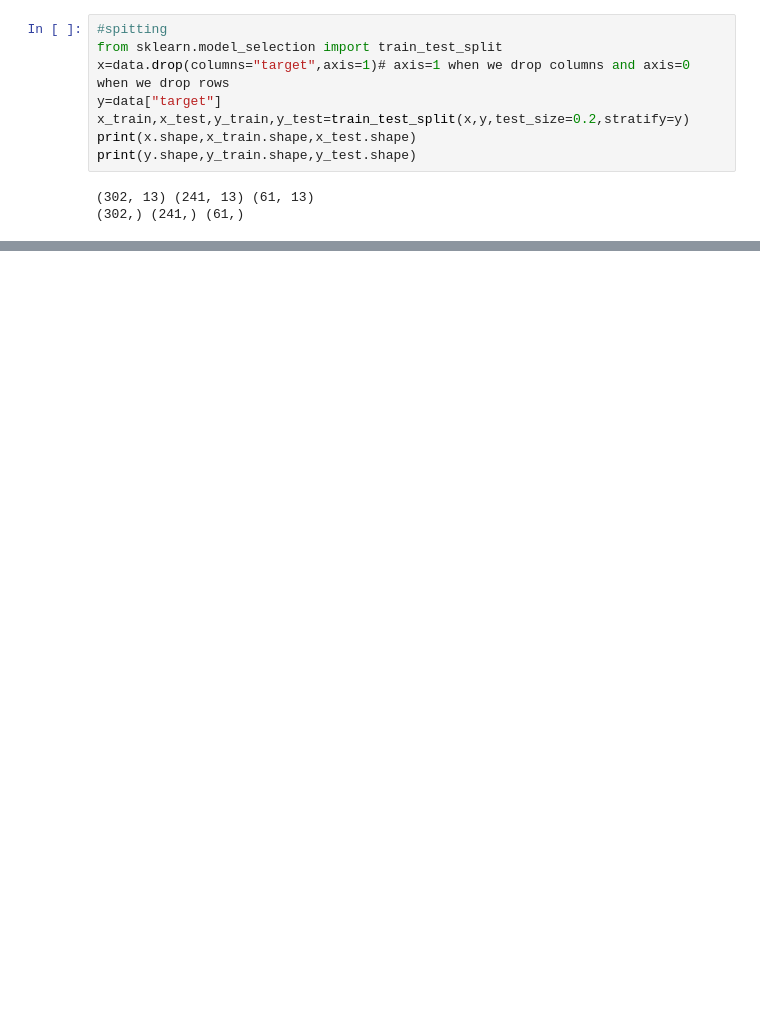
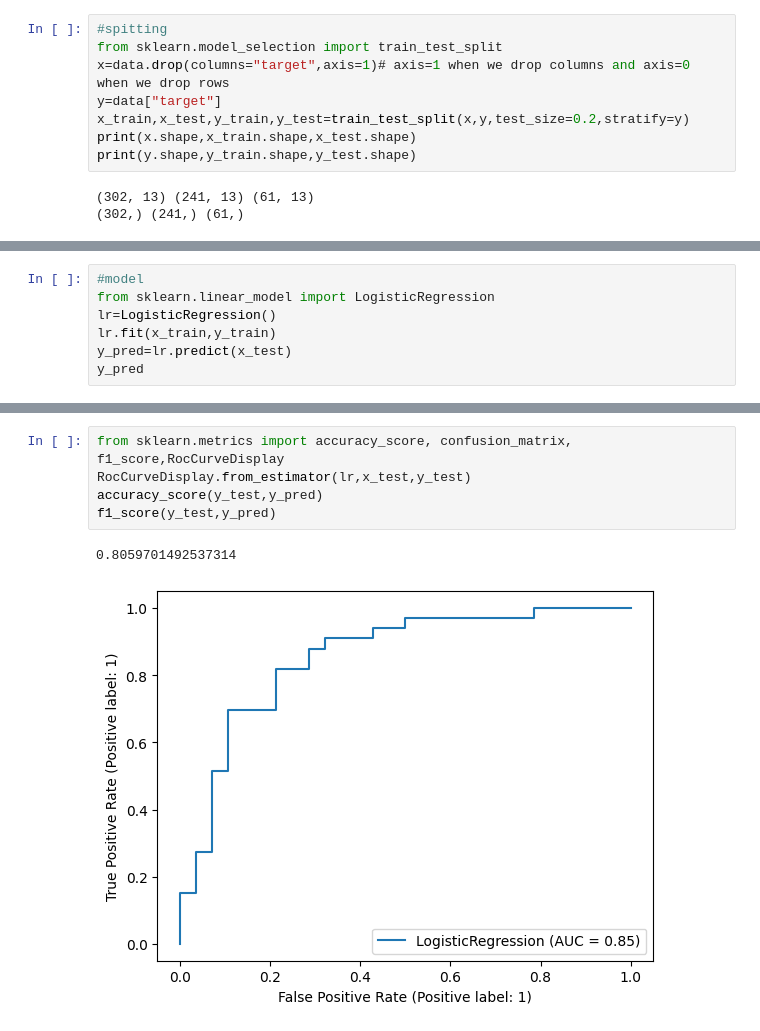
Before and after one commit to Prasanthsrinivas/Heart_disease_prediction, a Jupyter notebook: Heartdisease.ipynb, the cells around one changed output, grey strips where cells are left out. Cells and saved outputs as stored; diff of their text form; blank space fills up the shorter version.

```diff
--- a/Heartdisease.ipynb
+++ b/Heartdisease.ipynb
@@ -122,0 +123,7 @@ print(y.shape,y_train.shape,y_test.shape)
+# %%
+#model
+from sklearn.linear_model import LogisticRegression
+lr=LogisticRegression()
+lr.fit(x_train,y_train)
+y_pred=lr.predict(x_test)
+y_pred
@@ -122,0 +141,8 @@ print(y.shape,y_train.shape,y_test.shape)
+# %%
+from sklearn.metrics import accuracy_score, confusion_matrix, f1_score,RocCurveDisplay
+RocCurveDisplay.from_estimator(lr,x_test,y_test)
+accuracy_score(y_test,y_pred)
+f1_score(y_test,y_pred)
+# %% [output]
+0.8059701492537314
+[figure, added]
```
Also changed, not shown: parts of 3 cells of this notebook.
